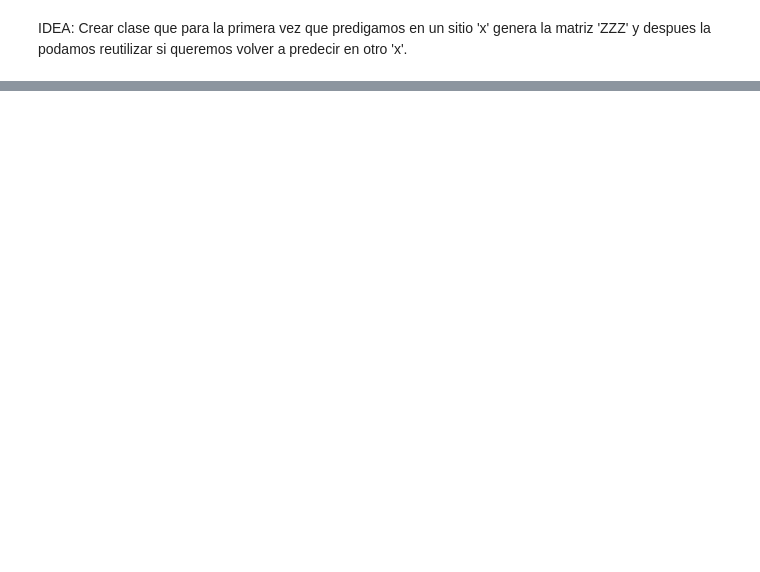
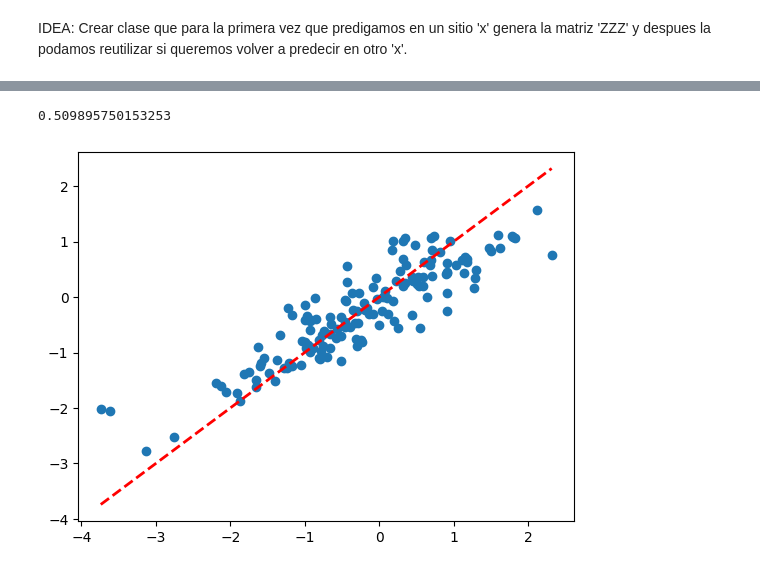
Before and after one commit to AlejandroVillazonG/NestedCoKriging, a Jupyter notebook: 4 nestedCoKriging.ipynb, the cells around one changed output, grey strips where cells are left out. Saved outputs shown, nothing was run; the diff lists cells and outputs as text; code cells hidden in the pictures; blank space fills up the shorter version.

```diff
--- a/4 nestedCoKriging.ipynb
+++ b/4 nestedCoKriging.ipynb
@@ -642,0 +749,6 @@ root_mean_squared_error(Y_1_test, Y_1_K)
+# %%
+A_1 = [list(range(0,50)), list(range(50, 70)), list(range(70, 85)), list(range(85, 100))]
+A_2 = [list(range(0, 100)), list(range(200, 500)), list(range(500, 700)), list(range(700, 800))]
+# %%
+X_1_test = X_1[list(range(100, 250))]
+Y_1_test = Y_1[list(range(100, 250))]
@@ -642,0 +757,7 @@ root_mean_squared_error(Y_1_test, Y_1_K)
+# %%
+%%time
+sigma = K(X_1, X_2, matern_model(theta_1, nu_1), matern_model(theta_2, nu_2), matern_model(theta_12, nu_12), rho_12)
+
+A = [[x,y] for x,y in zip(A_1, A_2)]
+Y_1_ncoK = np.array([nestedCoKriging(X_1_test[[i]], X_1, X_2, np.concatenate([Y_1, Y_2]), sigma, A,
+                matern_model(theta_1, nu_1), matern_model(theta_12, nu_12), rho_12) for i in range(len(X_1_test))])
@@ -642,0 +792,6 @@ root_mean_squared_error(Y_1_test, Y_1_K)
+# %%
+scatterplot(Y_1_test, Y_1_ncoK)
+root_mean_squared_error(Y_1_test, Y_1_ncoK)
+# %% [output]
+0.509895750153253
+[figure, added]
```
Also changed, not shown: parts of 43 cells of this notebook.
